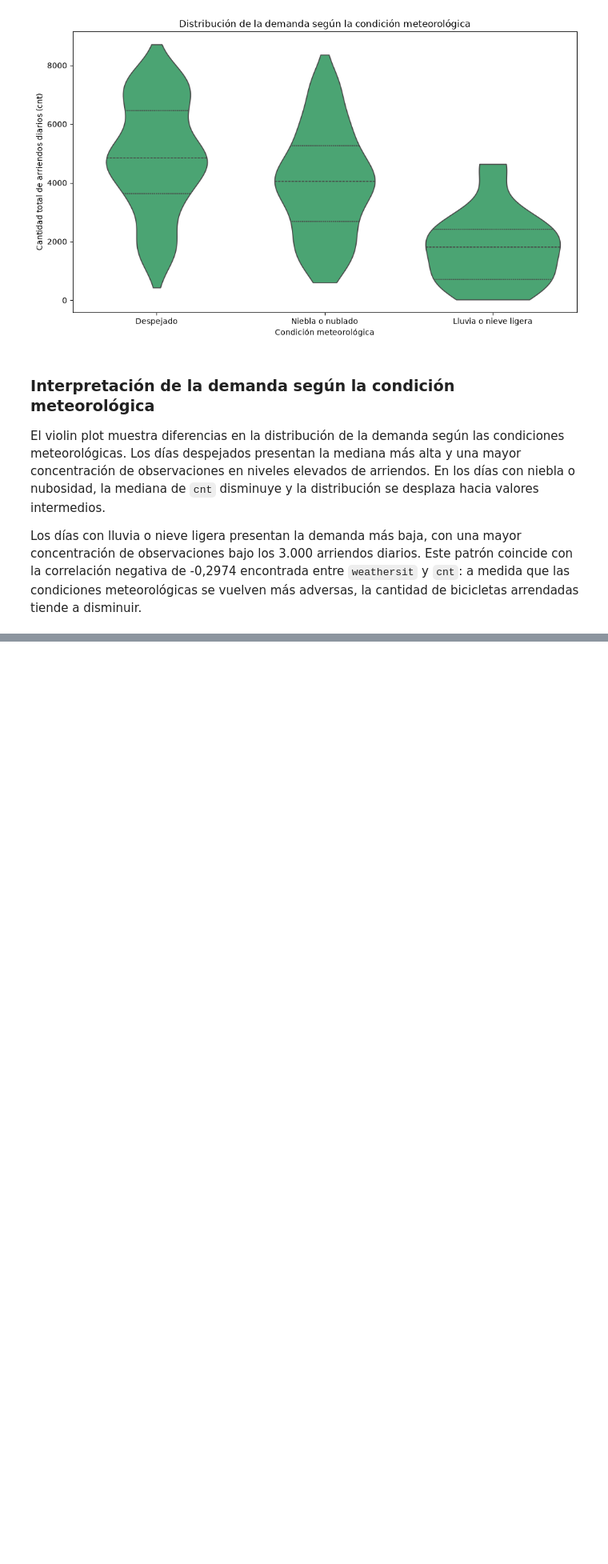
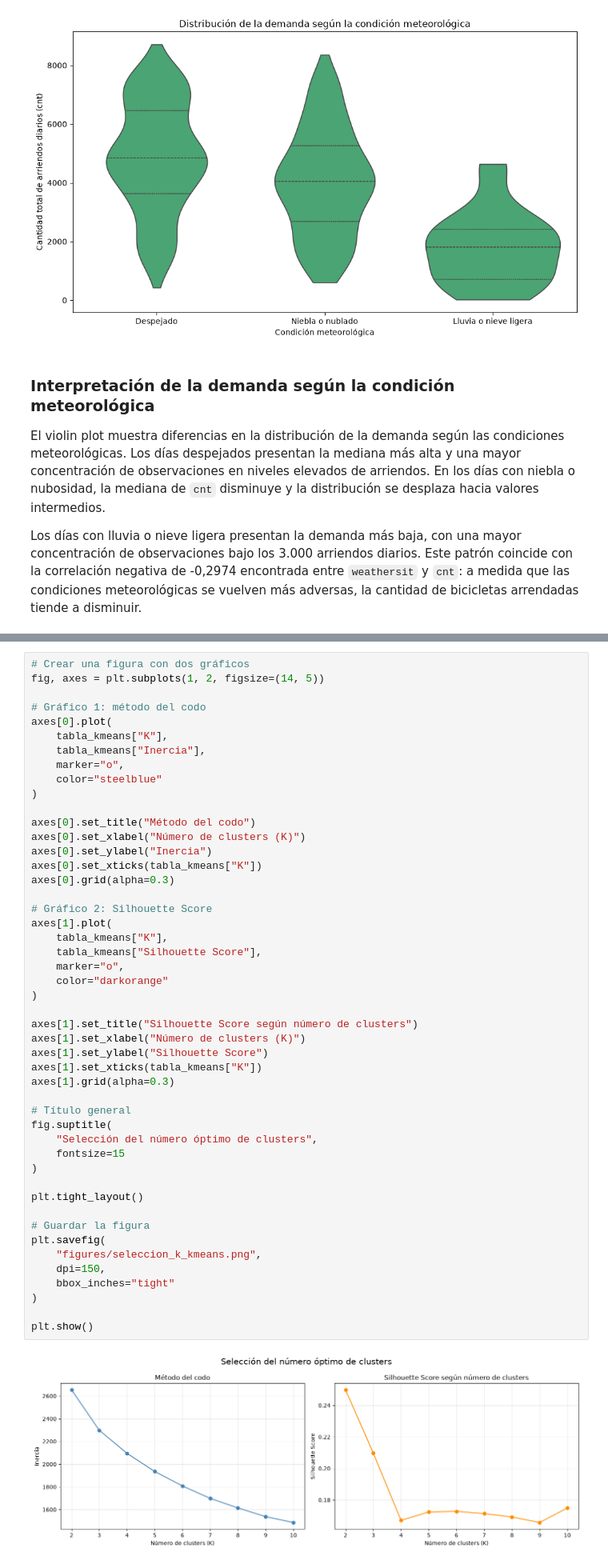
Before and after one commit to frachavez1990-prog/ML1_ExamenAplicado_Chavez_Francisco, a Jupyter notebook: examen_bike_sharing.ipynb, the cells around one changed output, grey strips where cells are left out. Shown at 80% size. Cells and saved outputs as stored; diff of their text form; blank space fills up the shorter version.

Commit message:
feat: agregar PCA clustering y modelos con validacion cruzada

```diff
--- a/examen_bike_sharing.ipynb
+++ b/examen_bike_sharing.ipynb
@@ -479,0 +921,50 @@ Los días con lluvia o nieve ligera presentan la demanda más baja, con una mayo
+# %%
+# Crear una figura con dos gráficos
+fig, axes = plt.subplots(1, 2, figsize=(14, 5))
+
+# Gráfico 1: método del codo
+axes[0].plot(
+    tabla_kmeans["K"],
+    tabla_kmeans["Inercia"],
+    marker="o",
+    color="steelblue"
+)
+
+axes[0].set_title("Método del codo")
+axes[0].set_xlabel("Número de clusters (K)")
+axes[0].set_ylabel("Inercia")
+axes[0].set_xticks(tabla_kmeans["K"])
+axes[0].grid(alpha=0.3)
+
+# Gráfico 2: Silhouette Score
+axes[1].plot(
+    tabla_kmeans["K"],
+    tabla_kmeans["Silhouette Score"],
+    marker="o",
+    color="darkorange"
+)
+
+axes[1].set_title("Silhouette Score según número de clusters")
+axes[1].set_xlabel("Número de clusters (K)")
+axes[1].set_ylabel("Silhouette Score")
+axes[1].set_xticks(tabla_kmeans["K"])
+axes[1].grid(alpha=0.3)
+
+# Título general
+fig.suptitle(
+    "Selección del número óptimo de clusters",
+    fontsize=15
+)
+
+plt.tight_layout()
+
+# Guardar la figura
+plt.savefig(
+    "figures/seleccion_k_kmeans.png",
+    dpi=150,
+    bbox_inches="tight"
+)
+
+plt.show()
+# %% [output]
+[figure, added]
```
Also changed, not shown: parts of 41 cells of this notebook, 7 other files.
